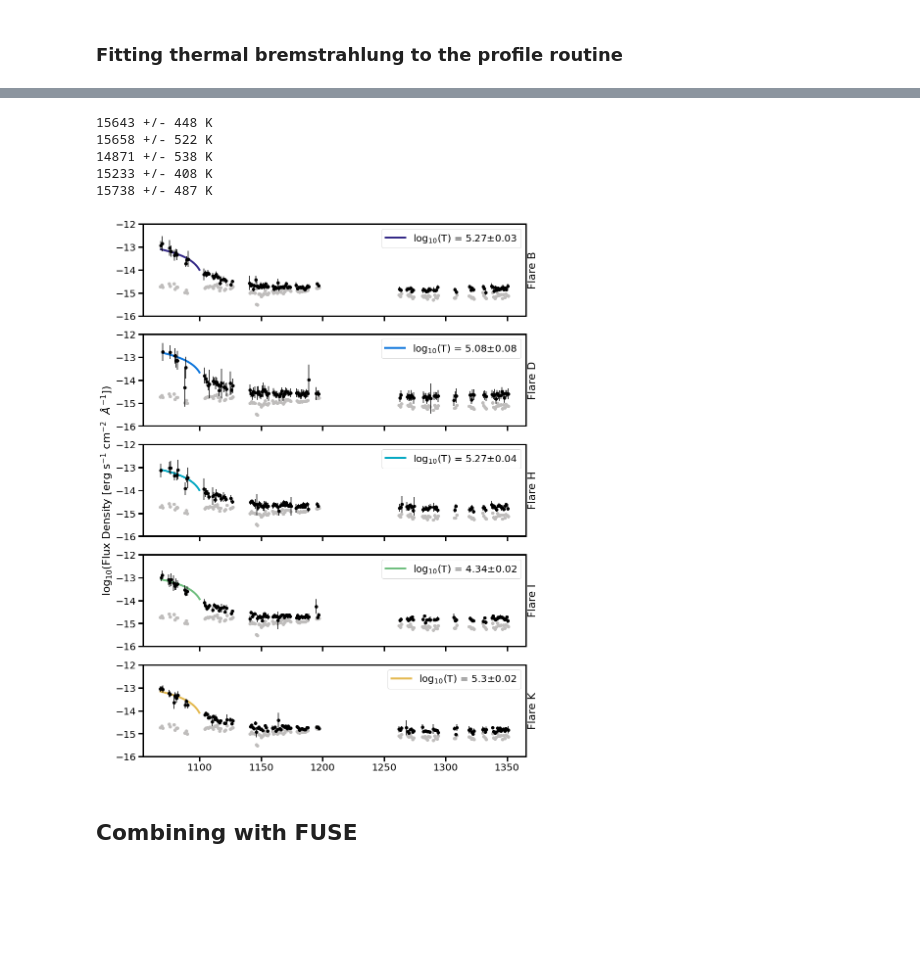
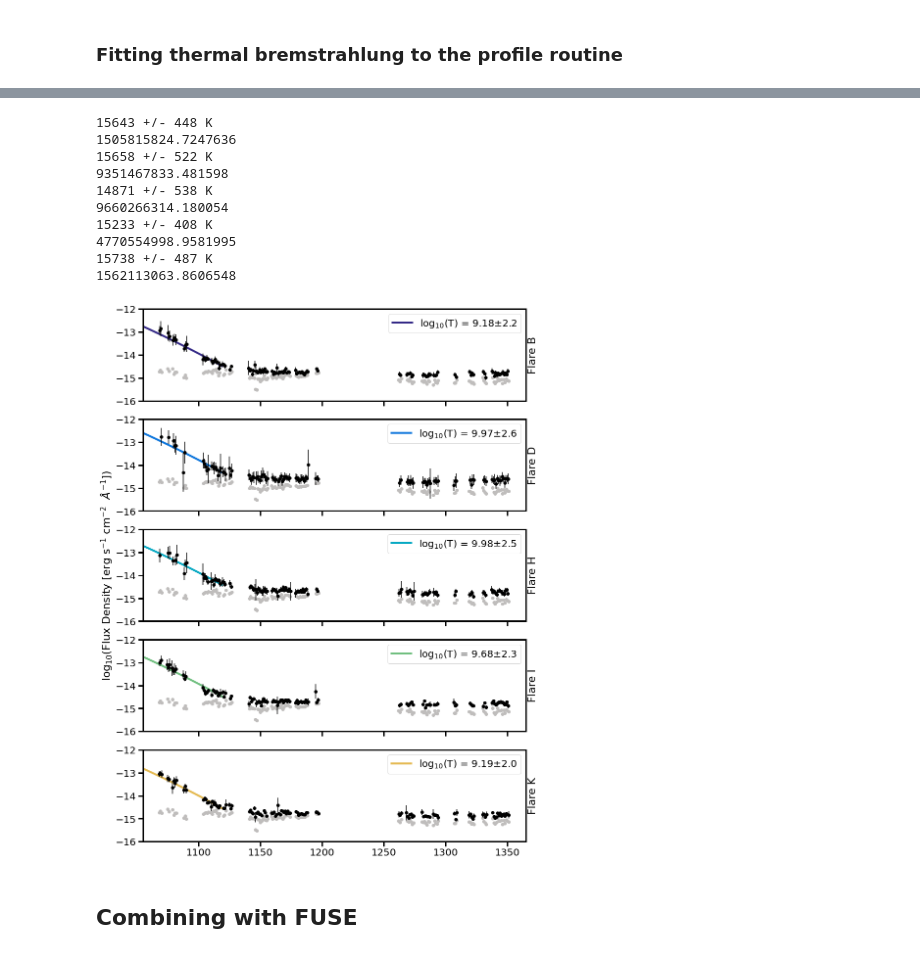
Before and after one commit to afeinstein20/cos_flares, a Jupyter notebook: notebooks/blackbody_fits.ipynb, the cells around one changed output, grey strips where cells are left out. Cells and saved outputs as stored; diff of their text form; code cells hidden in the pictures; blank space fills up the shorter version.

Commit message:
more robust bremsstrahlung

```diff
--- a/notebooks/blackbody_fits.ipynb
+++ b/notebooks/blackbody_fits.ipynb
@@ -243,3 +135,11 @@ def bremsstrahlung(x, T):#, offset):
     brem = (brem.to(units.W/units.m**3)).value
     brem = np.log10(brem - np.nanmin(brem))
     return brem #+ offset
+
+def plasma_brem(x, Te, ne, scaling, offset):
+    #print(x)
+    spectrum = thermal_bremsstrahlung(x, ne*units.cm**-3, Te*units.K)
+    s = spectrum.to(units.erg /units.s * units.s / units.cm ** 2 / units.AA)
+    s = s/(25000*2*units.s)
+    s = np.log10(s.value)*scaling+offset
+    return s
@@ -312,3 +220,5 @@ def fit_brem(x, y, yerr):
+# %%
+qfm = np.where(flare_mask[2]!=0)[0]
 # %%
 all_bb_fits = []
 all_brem_fits = []
@@ -389,53 +318,51 @@ for j,i in enumerate([1,3,-4,-3,-1]):
     print(label)
 
     if i > -5:
-        u = all_brem_fits[j][0].value < 1100
-        err = all_brem_fits[j][-1]/(all_brem_fits[j][-2]*np.log(10))
+        brem_w = (constants.c/all_brem_fits[j][0]).to(units.AA)
+        u = brem_w.value < 1120
+        err = np.log10(all_brem_fits[j][-1]/(all_brem_fits[j][-2]))
+        print(all_brem_fits[j][-2])
         label = 'log$_{10}$(T) = ' + str(np.round(np.log10(all_brem_fits[j][-2]),2))
         label += '$\pm$'
-        label += str(np.round(err,2))
-        laxes[j].plot(all_brem_fits[j][0][u], all_brem_fits[j][1][u], lw=4,
+        label += str(np.round(err,1))
+        laxes[j].plot(brem_w[u], all_brem_fits[j][1][u], lw=4,
                       zorder=1, color=ion_colors[j+1],
                       label=label)
-    #model = bb(np.arange(1130,1350,1),
-    #           all_bb_fits[j+1][1].params['T'].value,
-    #           all_bb_fits[j+1][1].params['scaling'].value)
-    #laxes[j].plot(np.arange(1130,1350,1), model,
-    #              lw=4,
-    #              color=ion_colors[j+1],zorder=1,label=label)
+
     laxes[j].legend()
 
     ax2 = laxes[j].twinx()
 
     if i > -5:
         ax2.set_ylabel('Flare {}'.format(letters[j]), fontsize=22)
     else:
         ax2.set_ylabel(letters[j], fontsize=22)
 
     ax2.set_yticks([])
 
-    #if i == 2:
-    #    laxes[j].legend(bbox_to_anchor=(0., 1.02, 1., .102), loc=3,
-    #                    ncol=2, mode="expand", borderaxespad=0.)
 
     if j == 2:
         laxes[j].set_ylabel('log$_{10}$(Flux Density [erg s$^{-1}$ cm$^{-2}$  $\AA^{-1}$])',
                             fontsize=22)
     if j == 5:
         laxes[j].set_xlabel('Wavelength [$\AA$]', fontsize=22)
     laxes[j].set_rasterized(True)
     laxes[j].set_ylim(-16,-12)
+    laxes[j].set_xlim(1055, 1365)
 
 plt.subplots_adjust(hspace=0.2)
-#plt.savefig('/Users/arcticfox/Documents/AUMic/figures/bbs.png',
-#            dpi=250, rasterize=True, bbox_inches='tight', transparent=True)
 
-plt.savefig('/Users/arcticfox/Documents/AUMic/paper/bbs.pdf',
-            rasterize=True, dpi=300, bbox_inches='tight')
+#plt.savefig('/Users/arcticfox/Documents/AUMic/paper/bbs.pdf',
+#            rasterize=True, dpi=300, bbox_inches='tight')
 # %% [output]
 15643 +/- 448 K
+1505815824.7247636
 15658 +/- 522 K
+9351467833.481598
 14871 +/- 538 K
+9660266314.180054
 15233 +/- 408 K
+4770554998.9581995
 15738 +/- 487 K
+1562113063.8606548
-[figure, old version]
+[figure, new version]
```
Also changed, not shown: parts of 17 cells of this notebook.
